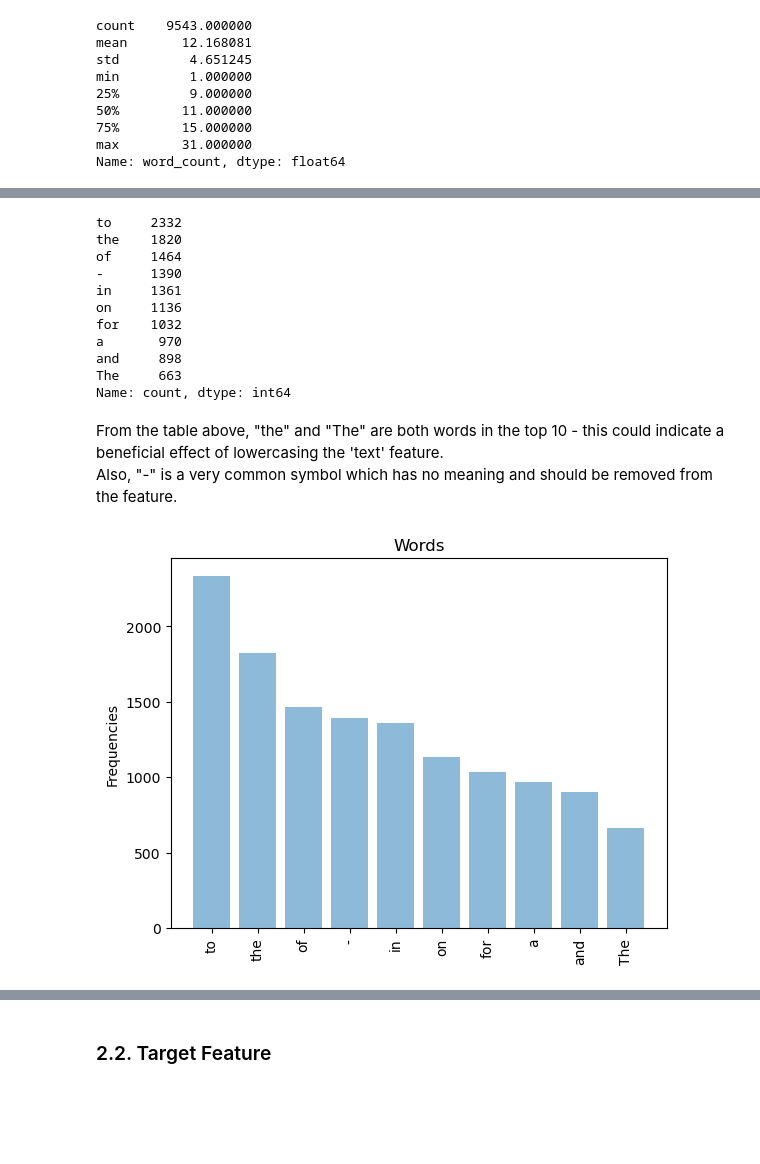
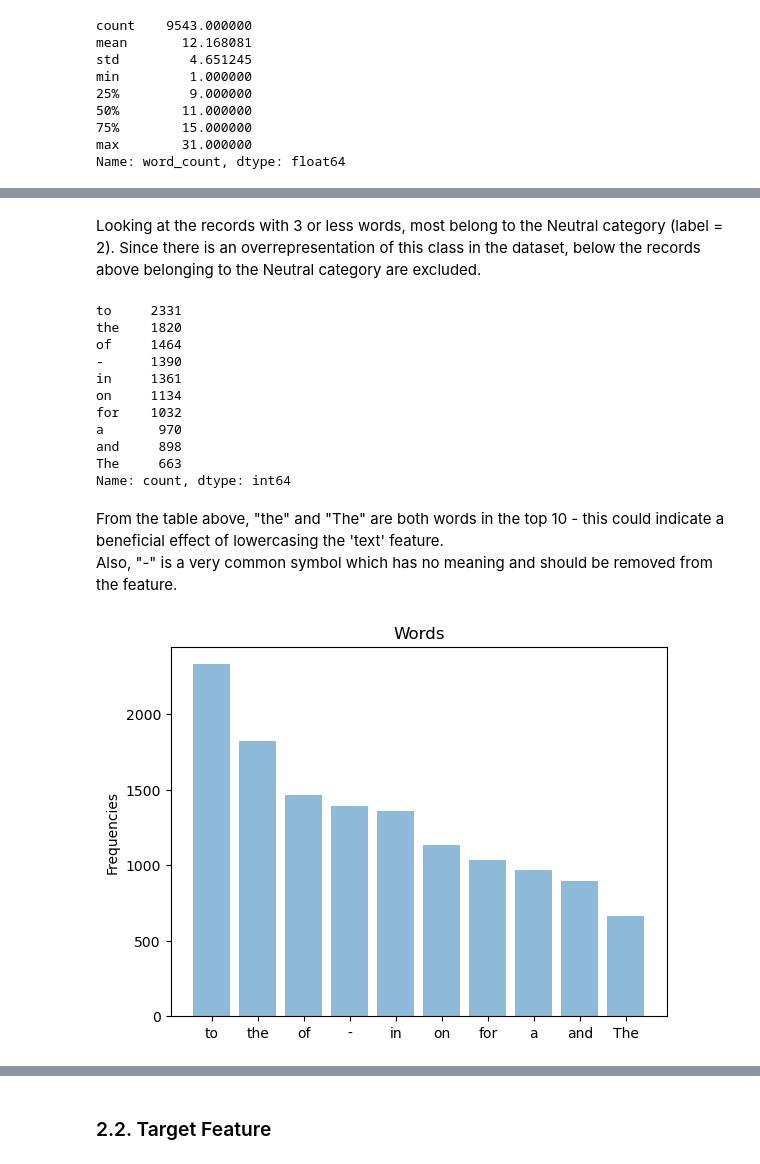
Before and after one commit to M4rtinsFons3caConsulting/TextMining, a Jupyter notebook: notebooks/project.ipynb, the cells around one changed output, grey strips where cells are left out. Drawn from its saved outputs; the diff is of its cells as text; code cells hidden in the pictures; blank space fills up the shorter version.

```diff
--- a/notebooks/project.ipynb
+++ b/notebooks/project.ipynb
@@ -105,14 +139,19 @@ plt.show()
+# %% [markdown]
+Looking at the records with 3 or less words, most belong to the Neutral category (label = 2). Since there is an overrepresentation of this class in the dataset, below the records above belonging to the Neutral category are excluded.
+# %%
+train_data = train_data[~((train_data['word_count'] <= 3) & (train_data['label'] == 2))]
 # %%
+# Checking word frequency
 all_words = ' '.join(train_data['text']).split()
 freq = pd.Series(all_words).value_counts()
 freq.sort_values(ascending=False)[0:10]
 # %% [output]
-to     2332
+to     2331
 the    1820
 of     1464
 -      1390
 in     1361
-on     1136
+on     1134
 for    1032
 a       970
 and     898
@@ -122,14 +161,15 @@ Name: count, dtype: int64
 From the table above, "the" and "The" are both words in the top 10 - this could indicate a beneficial effect of lowercasing the 'text' feature.<br>
 Also, "-" is a very common symbol which has no meaning and should be removed from the feature.
 # %%
+# Plotting the word frequencies count
 x_labels = freq.index[0:10]
 values = freq[:10]
 plt.bar(x_labels, values, align='center', alpha=0.5)
 plt.xticks(x_labels)
 plt.ylabel('Frequencies')
 plt.title('Words')
-plt.xticks(rotation=90)
+
 plt.show()
 # %% [output]
-[figure, old version]
+[figure, new version]
 # %%
```
Also changed, not shown: parts of 28 cells of this notebook, 1 other file.
